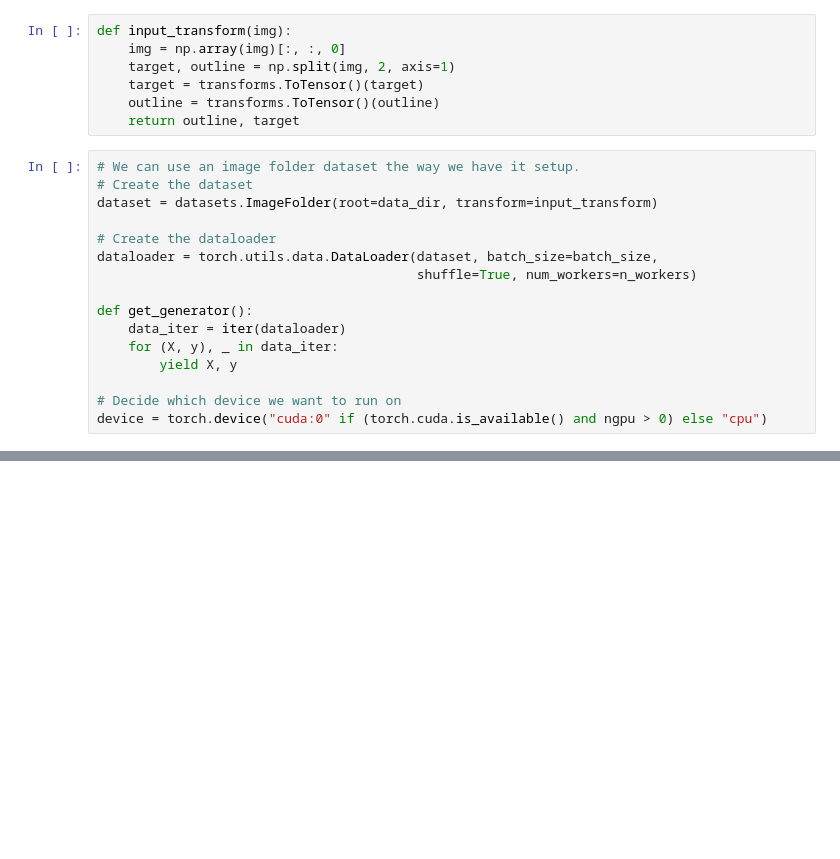
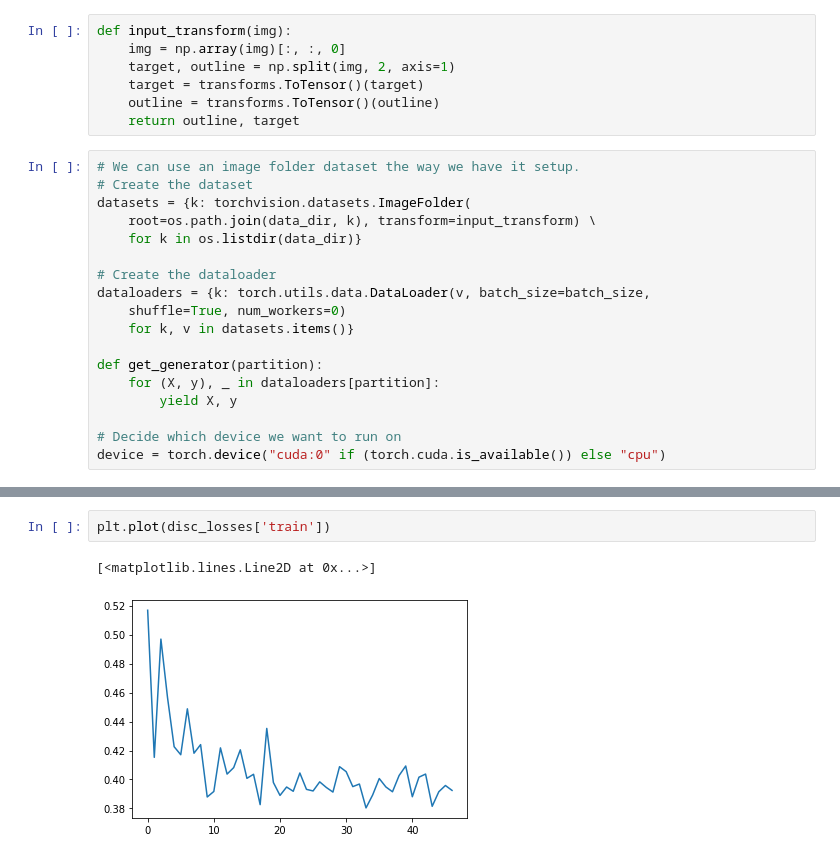
Before and after one commit to ejmejm/Drawing-Improver, a Jupyter notebook: model_gan.ipynb, the cells around one changed output, grey strips where cells are left out. Cells and saved outputs as stored; diff of their text form; blank space fills up the shorter version.

```diff
--- a/model_gan.ipynb
+++ b/model_gan.ipynb
@@ -29,16 +47,18 @@ def input_transform(img):
 # %%
 # We can use an image folder dataset the way we have it setup.
 # Create the dataset
-dataset = datasets.ImageFolder(root=data_dir, transform=input_transform)
+datasets = {k: torchvision.datasets.ImageFolder(
+    root=os.path.join(data_dir, k), transform=input_transform) \
+    for k in os.listdir(data_dir)}
 
 # Create the dataloader
-dataloader = torch.utils.data.DataLoader(dataset, batch_size=batch_size,
-                                         shuffle=True, num_workers=n_workers)
+dataloaders = {k: torch.utils.data.DataLoader(v, batch_size=batch_size,
+    shuffle=True, num_workers=0)
+    for k, v in datasets.items()}
 
-def get_generator():
-    data_iter = iter(dataloader)
-    for (X, y), _ in data_iter:
+def get_generator(partition):
+    for (X, y), _ in dataloaders[partition]:
         yield X, y
 
 # Decide which device we want to run on
-device = torch.device("cuda:0" if (torch.cuda.is_available() and ngpu > 0) else "cpu")
+device = torch.device("cuda:0" if (torch.cuda.is_available()) else "cpu")
@@ -230,0 +417,5 @@ tensor([[[[nan, nan, nan,  ..., nan, nan, nan],
+# %%
+plt.plot(disc_losses['train'])
+# %% [output]
+[<matplotlib.lines.Line2D at 0x...>]
+[figure, added]
```
Also changed, not shown: parts of 16 cells of this notebook, 5 other files.
